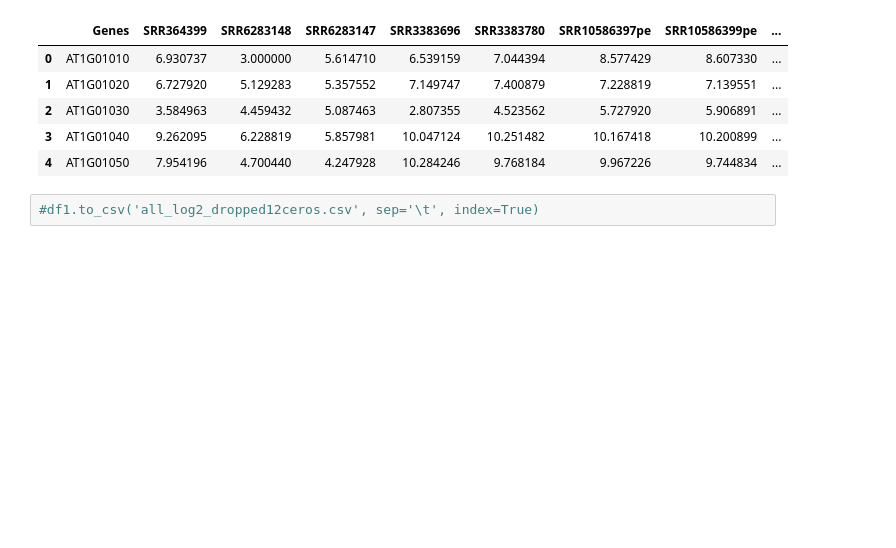
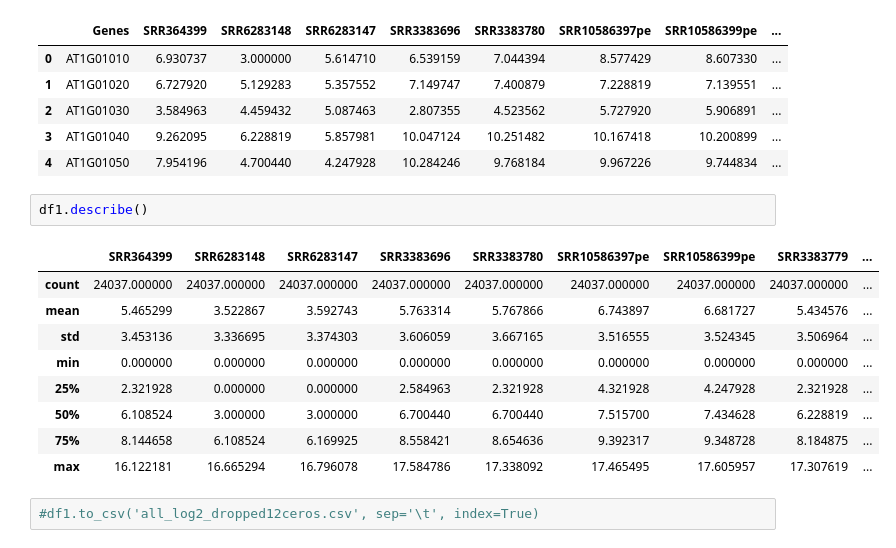
Before and after one commit to cyntsc/meta-xtrome-analysis, a Jupyter notebook: notebooks/3_merge_dataframes_infect.ipynb, the cells around one changed output. Cells and saved outputs as stored; diff of their text form; blank space fills up the shorter version.

```diff
--- a/notebooks/3_merge_dataframes_infect.ipynb
+++ b/notebooks/3_merge_dataframes_infect.ipynb
@@ -284,6 +296,18 @@ df1.head()
 | 2 | AT1G01030 | 3.584963 | 4.459432 | 5.087463 | 2.807355 | 4.523562 | 5.727920 | 5.906891 | ... |
 | 3 | AT1G01040 | 9.262095 | 6.228819 | 5.857981 | 10.047124 | 10.251482 | 10.167418 | 10.200899 | ... |
 | 4 | AT1G01050 | 7.954196 | 4.700440 | 4.247928 | 10.284246 | 9.768184 | 9.967226 | 9.744834 | ... |
+# %%
+df1.describe()
+# %% [output]
+|  | SRR364399 | SRR6283148 | SRR6283147 | SRR3383696 | SRR3383780 | SRR10586397pe | SRR10586399pe | SRR3383779 | ... |
+| count | 24037.000000 | 24037.000000 | 24037.000000 | 24037.000000 | 24037.000000 | 24037.000000 | 24037.000000 | 24037.000000 | ... |
+| mean | 5.465299 | 3.522867 | 3.592743 | 5.763314 | 5.767866 | 6.743897 | 6.681727 | 5.434576 | ... |
+| std | 3.453136 | 3.336695 | 3.374303 | 3.606059 | 3.667165 | 3.516555 | 3.524345 | 3.506964 | ... |
+| min | 0.000000 | 0.000000 | 0.000000 | 0.000000 | 0.000000 | 0.000000 | 0.000000 | 0.000000 | ... |
+| 25% | 2.321928 | 0.000000 | 0.000000 | 2.584963 | 2.321928 | 4.321928 | 4.247928 | 2.321928 | ... |
+| 50% | 6.108524 | 3.000000 | 3.000000 | 6.700440 | 6.700440 | 7.515700 | 7.434628 | 6.228819 | ... |
+| 75% | 8.144658 | 6.108524 | 6.169925 | 8.558421 | 8.654636 | 9.392317 | 9.348728 | 8.184875 | ... |
+| max | 16.122181 | 16.665294 | 16.796078 | 17.584786 | 17.338092 | 17.465495 | 17.605957 | 17.307619 | ... |
 # %%
 #df1.to_csv('all_log2_dropped12ceros.csv', sep='\t', index=True)
 # %% [markdown]
```
Also changed, not shown: parts of 7 cells of this notebook, 7 other files.
